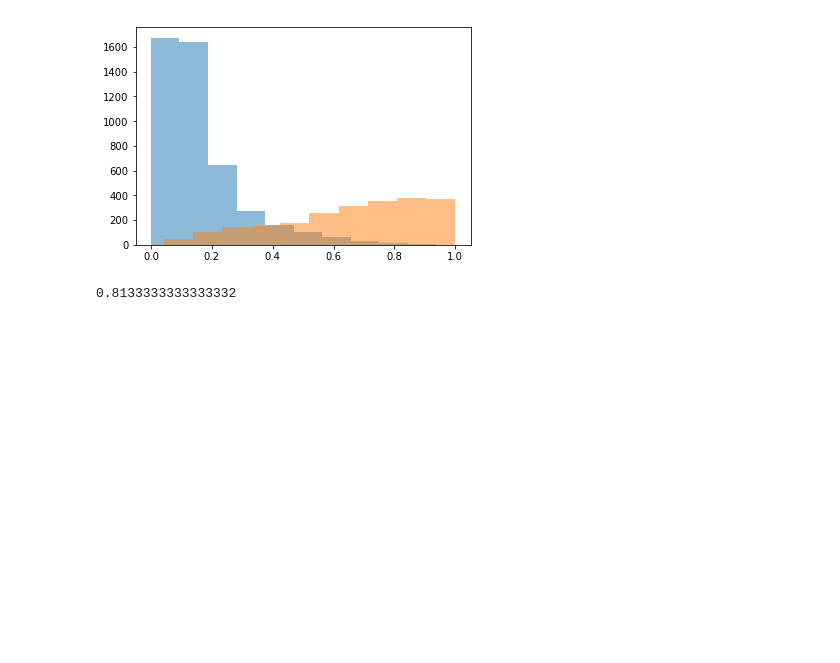
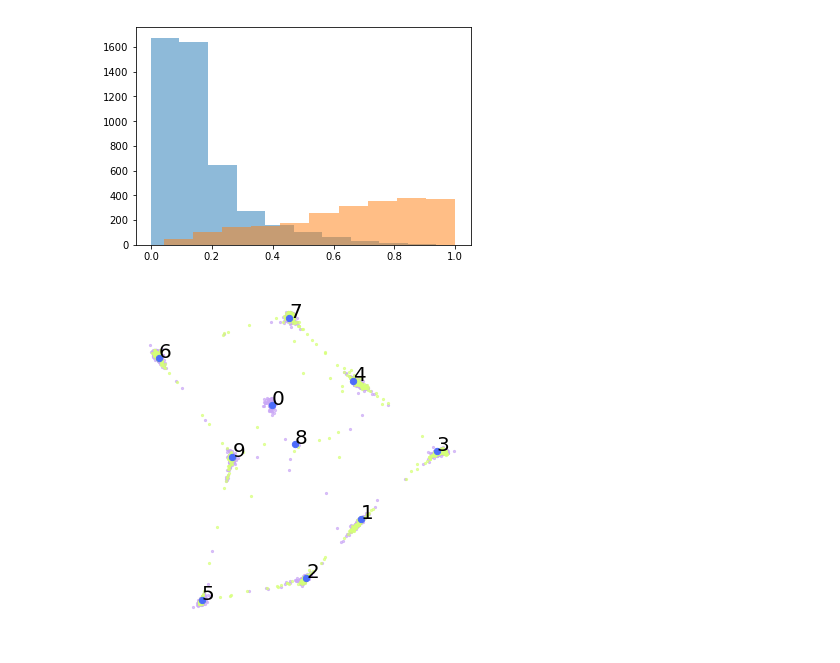
Before and after one commit to dwright04/machine_augmented_classification, a Jupyter notebook: notebooks/multitask_experiment_3pi.ipynb, the cells around one changed output. Drawn from its saved outputs; the diff is of its cells as text; code cells hidden in the pictures; blank space fills up the shorter version.

Commit message:
Benchmarked

```diff
--- a/notebooks/multitask_experiment_3pi.ipynb
+++ b/notebooks/multitask_experiment_3pi.ipynb
@@ -31,8 +58,8 @@ print(x_train.shape, x_valid.shape)
 # %% [output]
 (6916, 400) (2303, 400)
 # %%
-lcolours = ['#D6FF79', '#B0FF92', '#A09BE7', '#5F00BA', '#56CBF9', \
-            '#F3C969', '#ED254E', '#CAA8F5', '#D9F0FF', '#46351D']
+lcolours = ['#CAA8F5', '#D6FF79', '#A09BE7', '#5F00BA', '#56CBF9', \
+            '#F3C969', '#ED254E', '#B0FF92', '#D9F0FF', '#46351D']
 
 # DEC constants from DEC paper
 batch_size = 256
@@ -219,9 +217,7 @@ plt.show()
 y_train_vote_fractions = vote_fractions_train > 0.5
 y_valid_vote_fractions = vote_fractions_valid > 0.5
 # %%
-f1_score(y_valid, y_valid_vote_fractions)
+human_vote_fraction_benchmark = f1_score(y_valid, y_valid_vote_fractions)
-# %% [output]
-0.8133333333333332
 # %%
 dec = MultitaskDEC(dims=[x_valid.shape[-1], 500, 500, 2000, 10], \
                    n_clusters=n_clusters, batch_size=batch_size)
@@ -229,3 +225,10 @@ dec.initialize_model(optimizer=SGD(lr=lr, momentum=momentum),
                      ae_weights=ae_weights,
                      x=x_train)
 dec.model.load_weights(dec_weights)
+# %%
+cluster_centres = get_cluster_centres(dec)
+labels = [str(i) for i in range(n_clusters)]
+# %%
+pca_plot(dec.encoder, x_train, cluster_centres, y=y_train, labels=labels, lcolours=[lcolours[0], lcolours[1]])
+# %% [output]
+[figure, added]
```
Also changed, not shown: parts of 29 cells of this notebook.
